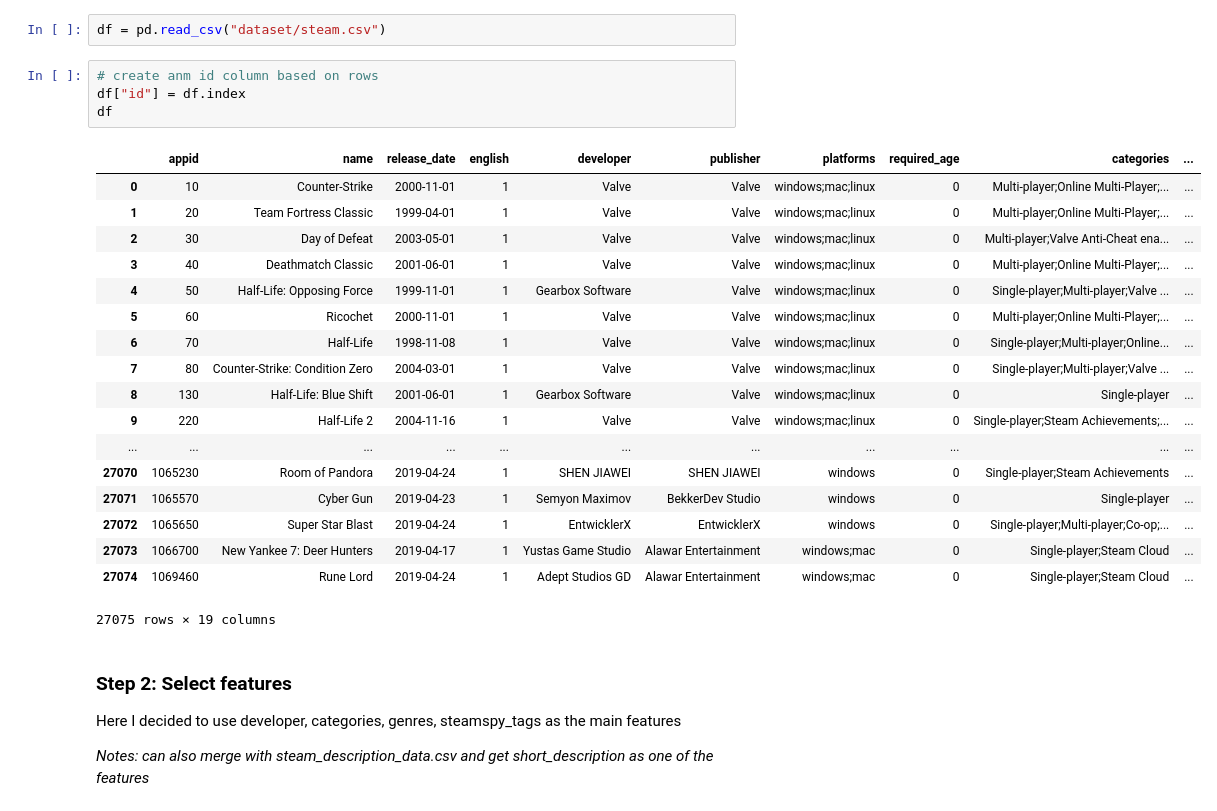
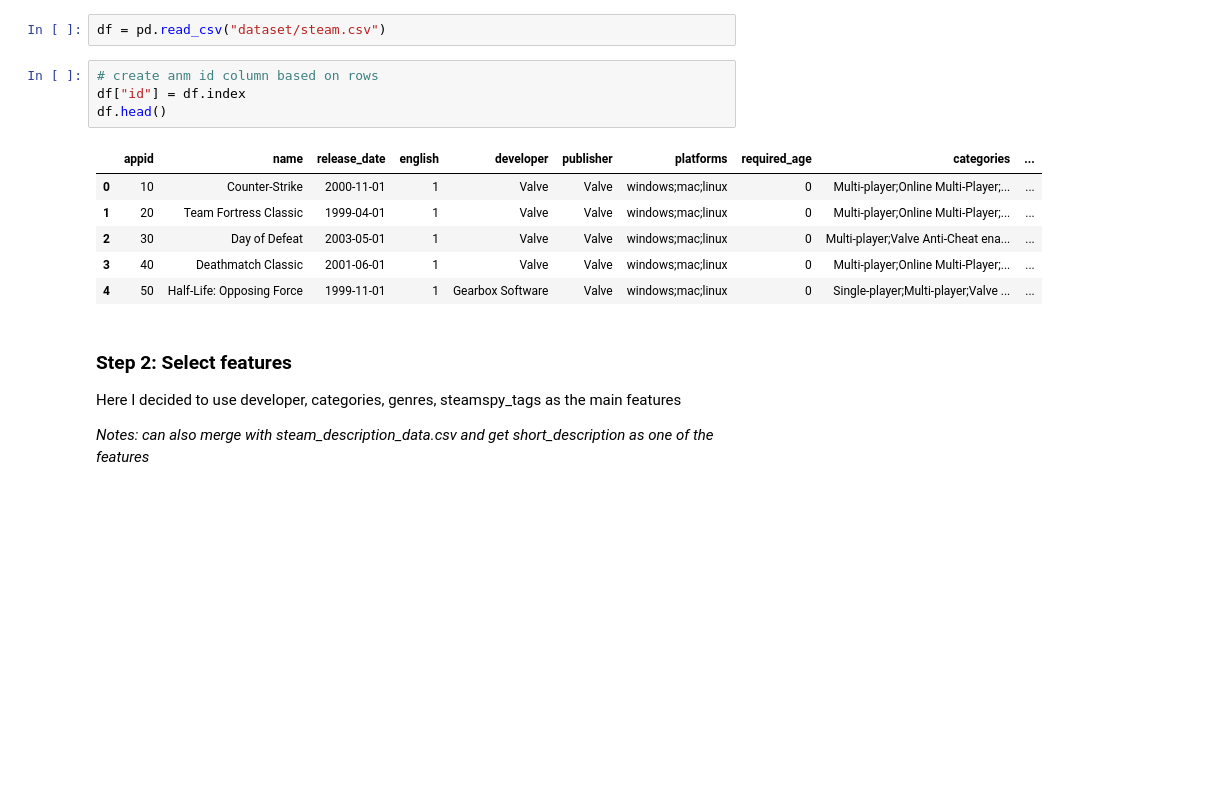
Before and after one commit to wendyhwl/Game-Recommender-System, a Jupyter notebook: game_recommend.ipynb, the cells around one changed output. Cells and saved outputs as stored; diff of their text form; blank space fills up the shorter version.

```diff
--- a/game_recommend.ipynb
+++ b/game_recommend.ipynb
@@ -47,26 +43,14 @@ df = pd.read_csv("dataset/steam.csv")
 # %%
 # create anm id column based on rows
 df["id"] = df.index
-df
+df.head()
 # %% [output]
 |  | appid | name | release_date | english | developer | publisher | platforms | required_age | categories | ... |
 | 0 | 10 | Counter-Strike | 2000-11-01 | 1 | Valve | Valve | windows;mac;linux | 0 | Multi-player;Online Multi-Player;... | ... |
 | 1 | 20 | Team Fortress Classic | 1999-04-01 | 1 | Valve | Valve | windows;mac;linux | 0 | Multi-player;Online Multi-Player;... | ... |
 | 2 | 30 | Day of Defeat | 2003-05-01 | 1 | Valve | Valve | windows;mac;linux | 0 | Multi-player;Valve Anti-Cheat ena... | ... |
 | 3 | 40 | Deathmatch Classic | 2001-06-01 | 1 | Valve | Valve | windows;mac;linux | 0 | Multi-player;Online Multi-Player;... | ... |
 | 4 | 50 | Half-Life: Opposing Force | 1999-11-01 | 1 | Gearbox Software | Valve | windows;mac;linux | 0 | Single-player;Multi-player;Valve ... | ... |
-| 5 | 60 | Ricochet | 2000-11-01 | 1 | Valve | Valve | windows;mac;linux | 0 | Multi-player;Online Multi-Player;... | ... |
-| 6 | 70 | Half-Life | 1998-11-08 | 1 | Valve | Valve | windows;mac;linux | 0 | Single-player;Multi-player;Online... | ... |
-| 7 | 80 | Counter-Strike: Condition Zero | 2004-03-01 | 1 | Valve | Valve | windows;mac;linux | 0 | Single-player;Multi-player;Valve ... | ... |
-| 8 | 130 | Half-Life: Blue Shift | 2001-06-01 | 1 | Gearbox Software | Valve | windows;mac;linux | 0 | Single-player | ... |
-| 9 | 220 | Half-Life 2 | 2004-11-16 | 1 | Valve | Valve | windows;mac;linux | 0 | Single-player;Steam Achievements;... | ... |
-| ... | ... | ... | ... | ... | ... | ... | ... | ... | ... | ... |
-| 27070 | 1065230 | Room of Pandora | 2019-04-24 | 1 | SHEN JIAWEI | SHEN JIAWEI | windows | 0 | Single-player;Steam Achievements | ... |
-| 27071 | 1065570 | Cyber Gun | 2019-04-23 | 1 | Semyon Maximov | BekkerDev Studio | windows | 0 | Single-player | ... |
-| 27072 | 1065650 | Super Star Blast | 2019-04-24 | 1 | EntwicklerX | EntwicklerX | windows | 0 | Single-player;Multi-player;Co-op;... | ... |
-| 27073 | 1066700 | New Yankee 7: Deer Hunters | 2019-04-17 | 1 | Yustas Game Studio | Alawar Entertainment | windows;mac | 0 | Single-player;Steam Cloud | ... |
-| 27074 | 1069460 | Rune Lord | 2019-04-24 | 1 | Adept Studios GD | Alawar Entertainment | windows;mac | 0 | Single-player;Steam Cloud | ... |
-27075 rows × 19 columns
 # %% [markdown]
 ### Step 2: Select features
 Here I decided to use developer, categories, genres, steamspy_tags as the main features
```
Also changed, not shown: parts of 16 cells of this notebook.
